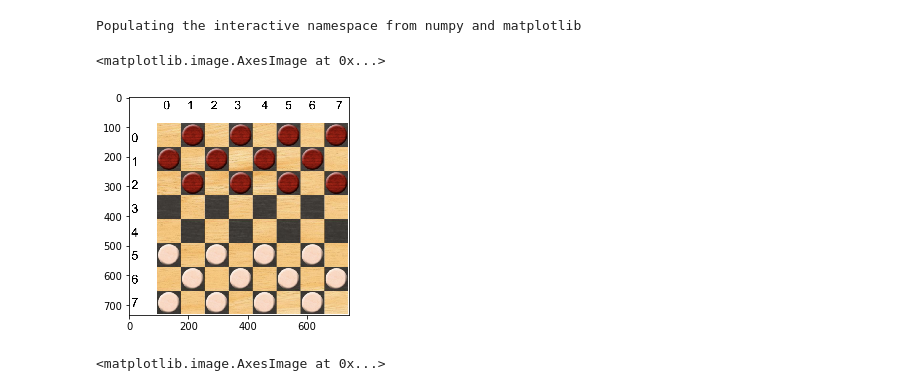
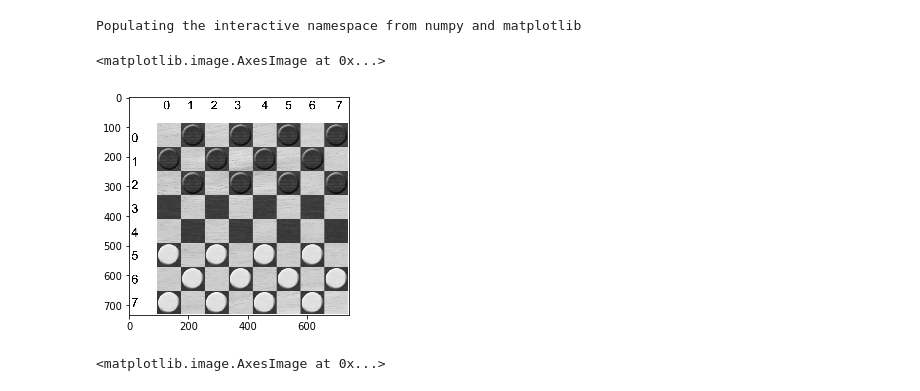
Before and after one commit to bblais/AI-and-Robotics-Fall-2018-Class-Notebooks, a Jupyter notebook: Fri Nov 2 2018- Board Image to State - First Attempt.ipynb, the cells around one changed output. Drawn from its saved outputs; the diff is of its cells as text; code cells hidden in the pictures.

```diff
--- a/Fri Nov 2 2018- Board Image to State - First Attempt.ipynb
+++ b/Fri Nov 2 2018- Board Image to State - First Attempt.ipynb
@@ -6,11 +6,18 @@ Populating the interactive namespace from numpy and matplotlib
 import os
 # %%
 arr=imread('images/checkerboard.png')
+# %%
+def rgb2gray(rgb):
+    r, g, b = rgb[:,:,0], rgb[:,:,1], rgb[:,:,2]
+    gray = 0.2989 * r + 0.5870 * g + 0.1140 * b
+    return gray
+# %%
+arr=rgb2gray(arr)
 # %%
-imshow(arr)
+imshow(arr,cmap=cm.gray)
 # %% [output]
 <matplotlib.image.AxesImage at 0x...>
-[figure, old version]
+[figure, new version]
 # %%
 arr=arr[100:,100:,:3]
 imshow(arr)
```
Also changed, not shown: 1 other file.
